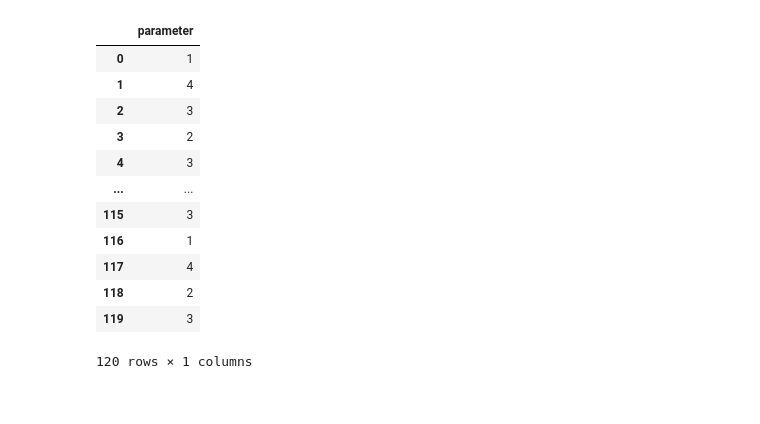
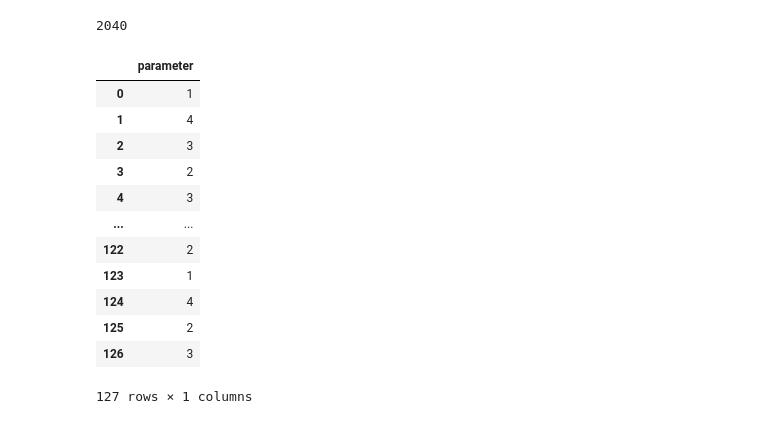
Before and after one commit to zhengyuntao123/EEGprocess, a Jupyter notebook: CNN.ipynb, the cells around one changed output. Drawn from its saved outputs; the diff is of its cells as text; code cells hidden in the pictures.

```diff
--- a/CNN.ipynb
+++ b/CNN.ipynb
@@ -245,19 +241,23 @@ len(x_train) #17 * 92 * n段=1564 * n
-# %%
-path = "./SE_parameter/train_matched_stimulate_parameter.xlsx"
-df = pd.read_excel(path,engine='openpyxl')
-df=df.drop(['Unnamed: 0'],axis=1)
-df
-# %% [output]
-|  | parameter |
-| 0 | 1 |
-| 1 | 4 |
-| 2 | 3 |
-| 3 | 2 |
-| 4 | 3 |
-| ... | ... |
-| 115 | 3 |
-| 116 | 1 |
-| 117 | 4 |
-| 118 | 2 |
-| 119 | 3 |
-120 rows × 1 columns
+# %%
+len(x_test)
+# %% [output]
+2040
+# %%
+path = "./SE_parameter/train_matched_stimulate_parameter.xlsx"
+df_train = pd.read_excel(path,engine='openpyxl')
+df_train=df_train.drop(['Unnamed: 0'],axis=1)
+df_train
+# %% [output]
+|  | parameter |
+| 0 | 1 |
+| 1 | 4 |
+| 2 | 3 |
+| 3 | 2 |
+| 4 | 3 |
+| ... | ... |
+| 122 | 2 |
+| 123 | 1 |
+| 124 | 4 |
+| 125 | 2 |
+| 126 | 3 |
+127 rows × 1 columns
```
Also changed, not shown: parts of 19 cells of this notebook.
